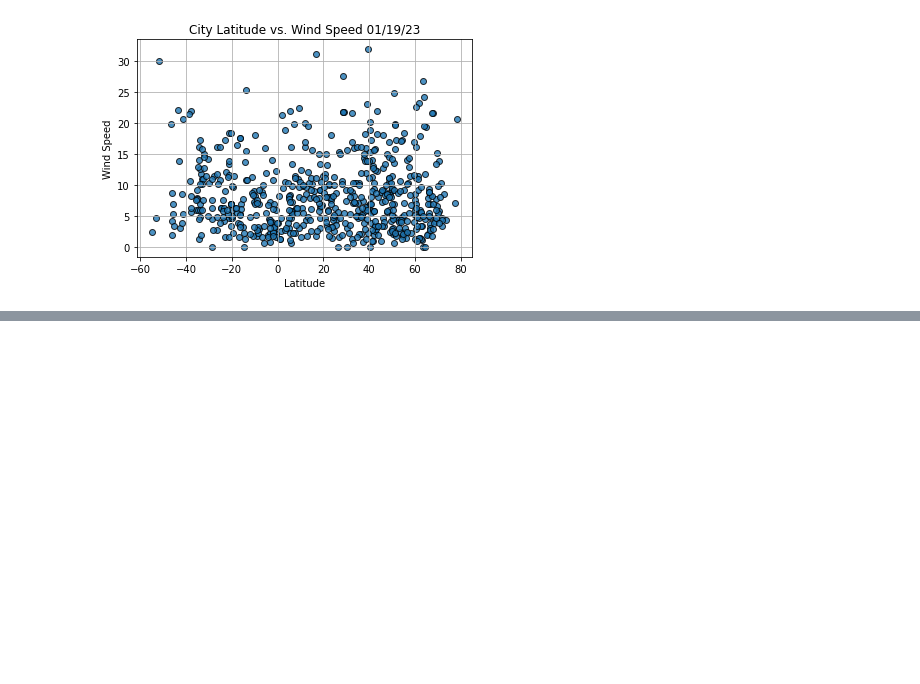
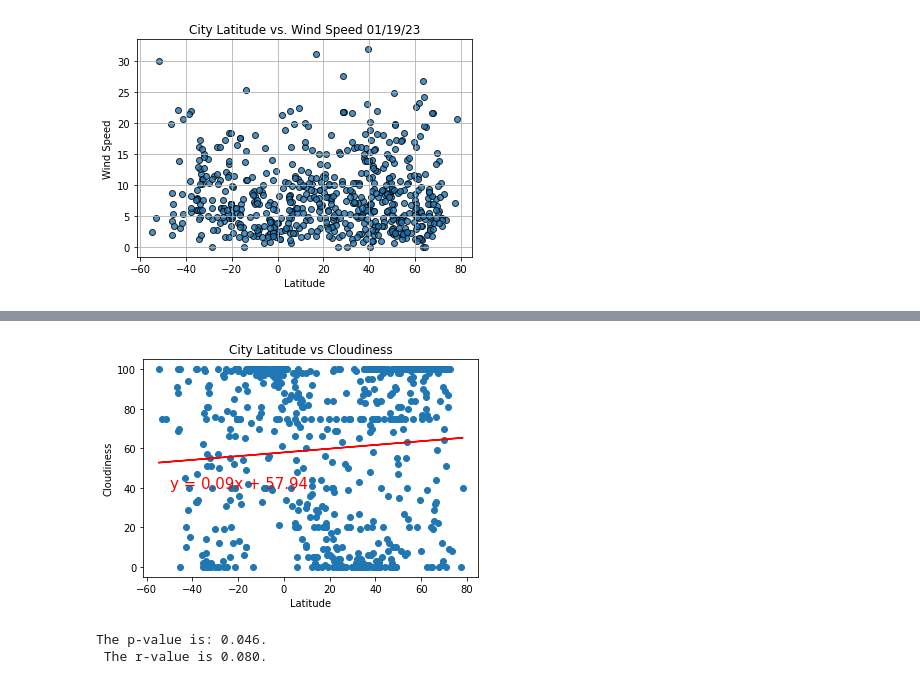
Before and after one commit to jaime-mclean/World_Weather_Analysis, a Jupyter notebook: WeatherPy.ipynb, the cells around one changed output, grey strips where cells are left out. Cells and saved outputs as stored; diff of their text form; code cells hidden in the pictures; blank space fills up the shorter version.

```diff
--- a/WeatherPy.ipynb
+++ b/WeatherPy.ipynb
@@ -267,0 +305,6 @@ plt.show()
+# %%
+plot_linear_regression(lats, cloudiness, 'City Latitude vs Cloudiness', 'Cloudiness', (-50,40))
+# %% [output]
+[figure, added]
+The p-value is: 0.046.
+ The r-value is 0.080.
```
Also changed, not shown: parts of 15 cells of this notebook, 1 other file.
